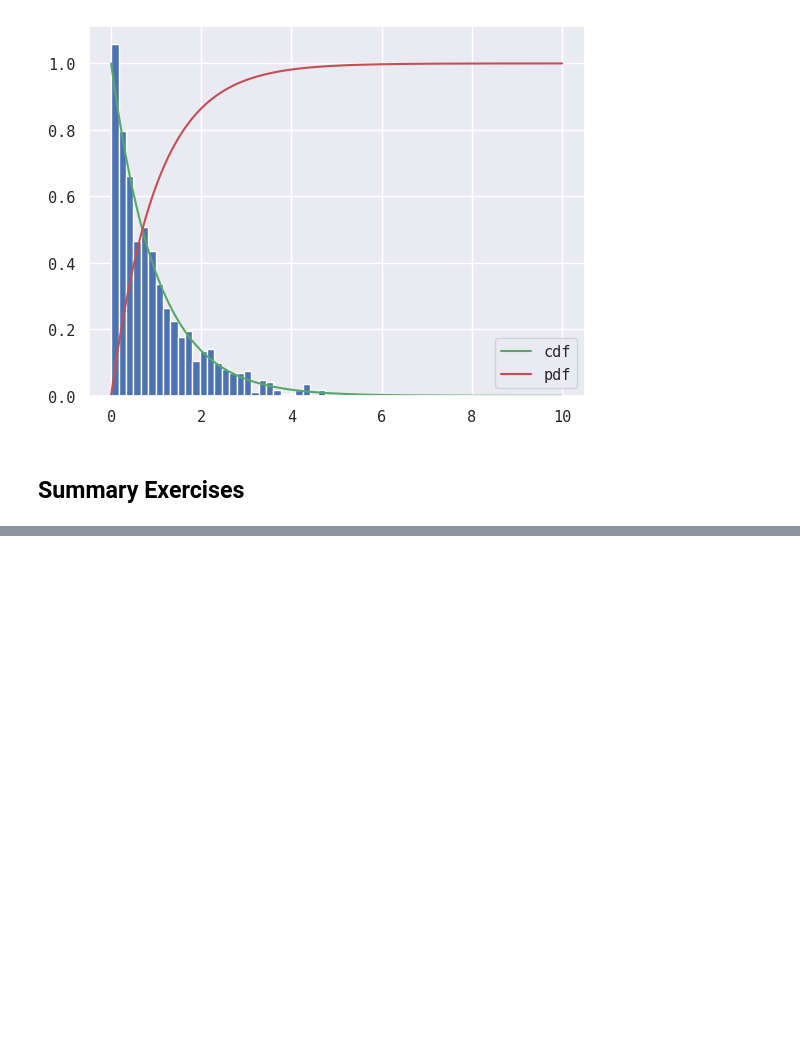
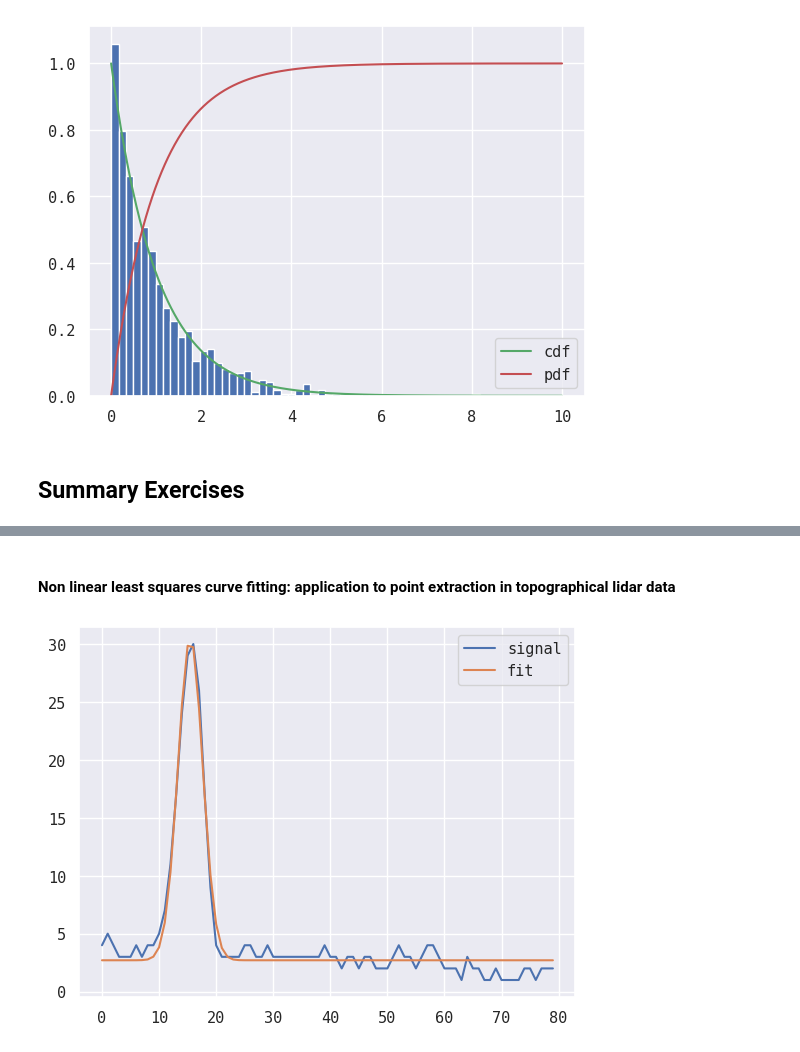
Before and after one commit to MuCool1729/Scipy-Lectures, a Jupyter notebook: intro_scipy.ipynb, the cells around one changed output, grey strips where cells are left out. Saved outputs shown, nothing was run; the diff lists cells and outputs as text; code cells hidden in the pictures; blank space fills up the shorter version.

```diff
--- a/intro_scipy.ipynb
+++ b/intro_scipy.ipynb
@@ -133,0 +158,15 @@ rv_frozen : rv_frozen instance
+# %% [markdown]
+#### Non linear least squares curve fitting: application to point extraction in topographical lidar data
+# %%
+waveform = np.load("data/waveform_1.npy")
+plt.plot(np.arange(len(waveform)), waveform);
+
+def model(t, noise, amplitude, mean, std_dev):
+    return noise + amplitude* np.exp(- ((t - mean)/(std_dev))**2)
+
+params, _ =  sp.optimize.curve_fit(model, np.arange(len(waveform), dtype=np.float32), waveform, p0 = [3,39,15,2])
+
+plt.plot(np.arange(len(waveform)), model(np.arange(len(waveform)), *params))
+plt.legend(["signal", "fit"]);
+# %% [output]
+[figure, added]
```
Also changed, not shown: parts of 8 cells of this notebook, 6 other files.
